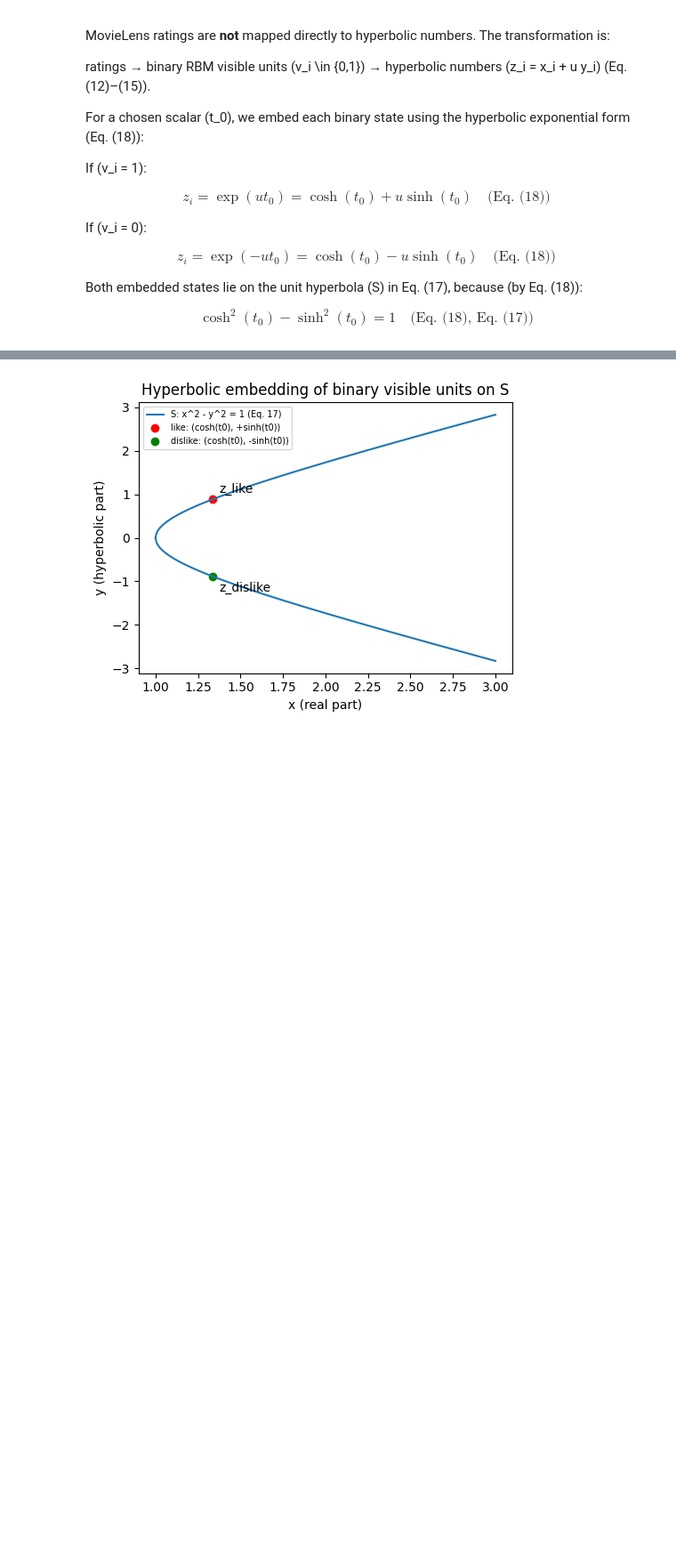
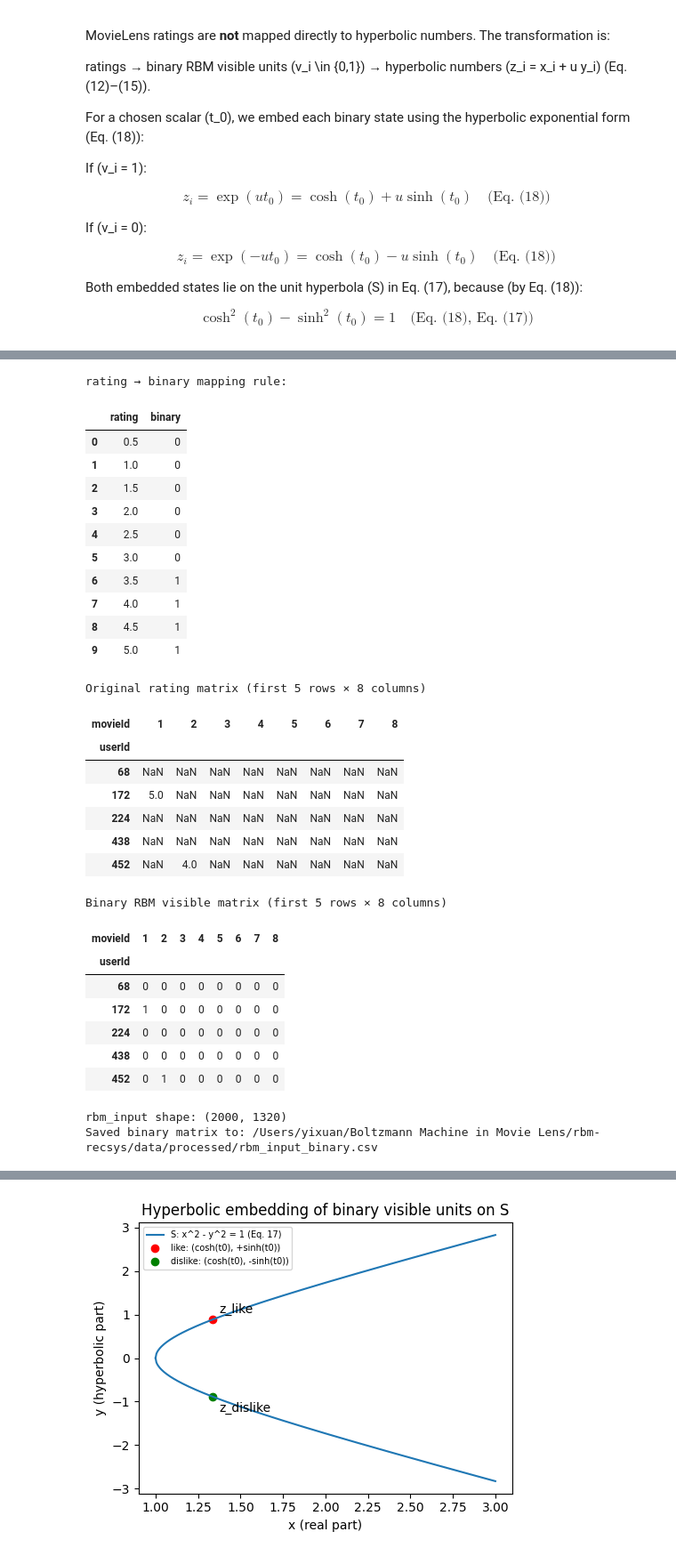
Before and after one commit to yixuan116/MovieLens-with-Restricted-Boltzmann-machine, a Jupyter notebook: notebooks/01_rbm_data_prep.ipynb, the cells around one changed output, grey strips where cells are left out. Shown at 89% size. Saved outputs shown, nothing was run; the diff lists cells and outputs as text; code cells hidden in the pictures; blank space fills up the shorter version.

```diff
--- a/notebooks/01_rbm_data_prep.ipynb
+++ b/notebooks/01_rbm_data_prep.ipynb
@@ -173,2 +324,55 @@ $$
+# %%
+# Convert rating matrix into binary RBM visible units
+rbm_input = (user_movie_matrix >= 3.5).astype(int)
+
+# Show the classification rule in a small table
+rule_df = pd.DataFrame({
+    "rating": [0.5, 1.0, 1.5, 2.0, 2.5, 3.0, 3.5, 4.0, 4.5, 5.0],
+    "binary": [0,   0,   0,   0,   0,   0,   1,   1,   1,   1],
+})
+print("rating → binary mapping rule:")
+display(rule_df)
+
+print("Original rating matrix (first 5 rows × 8 columns)")
+display(user_movie_matrix.iloc[:5, :8])
+
+print("Binary RBM visible matrix (first 5 rows × 8 columns)")
+display(rbm_input.iloc[:5, :8])
+
+print("rbm_input shape:", rbm_input.shape)
+
+rbm_input.to_csv(output_dir / "rbm_input_binary.csv")
+print("Saved binary matrix to:", output_dir / "rbm_input_binary.csv")
+# %% [output]
+rating → binary mapping rule:
+|  | rating | binary |
+| 0 | 0.5 | 0 |
+| 1 | 1.0 | 0 |
+| 2 | 1.5 | 0 |
+| 3 | 2.0 | 0 |
+| 4 | 2.5 | 0 |
+| 5 | 3.0 | 0 |
+| 6 | 3.5 | 1 |
+| 7 | 4.0 | 1 |
+| 8 | 4.5 | 1 |
+| 9 | 5.0 | 1 |
+Original rating matrix (first 5 rows × 8 columns)
+| movieId | 1 | 2 | 3 | 4 | 5 | 6 | 7 | 8 |
+| userId |  |  |  |  |  |  |  |  |
+| 68 | NaN | NaN | NaN | NaN | NaN | NaN | NaN | NaN |
+| 172 | 5.0 | NaN | NaN | NaN | NaN | NaN | NaN | NaN |
+| 224 | NaN | NaN | NaN | NaN | NaN | NaN | NaN | NaN |
+| 438 | NaN | NaN | NaN | NaN | NaN | NaN | NaN | NaN |
+| 452 | NaN | 4.0 | NaN | NaN | NaN | NaN | NaN | NaN |
+Binary RBM visible matrix (first 5 rows × 8 columns)
+| movieId | 1 | 2 | 3 | 4 | 5 | 6 | 7 | 8 |
+| userId |  |  |  |  |  |  |  |  |
+| 68 | 0 | 0 | 0 | 0 | 0 | 0 | 0 | 0 |
+| 172 | 1 | 0 | 0 | 0 | 0 | 0 | 0 | 0 |
+| 224 | 0 | 0 | 0 | 0 | 0 | 0 | 0 | 0 |
+| 438 | 0 | 0 | 0 | 0 | 0 | 0 | 0 | 0 |
+| 452 | 0 | 1 | 0 | 0 | 0 | 0 | 0 | 0 |
+rbm_input shape: (2000, 1320)
+Saved binary matrix to: /Users/yixuan/Boltzmann Machine in Movie Lens/rbm-recsys/data/processed/rbm_input_binary.csv
 # %%
 import numpy as np
```
Also changed, not shown: parts of 4 cells of this notebook.
